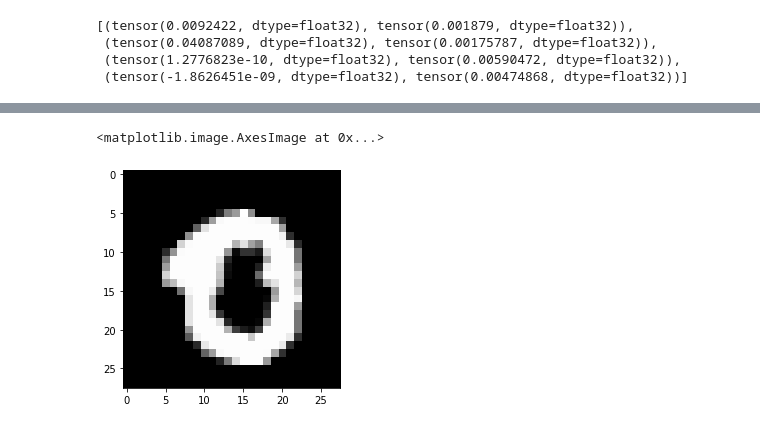
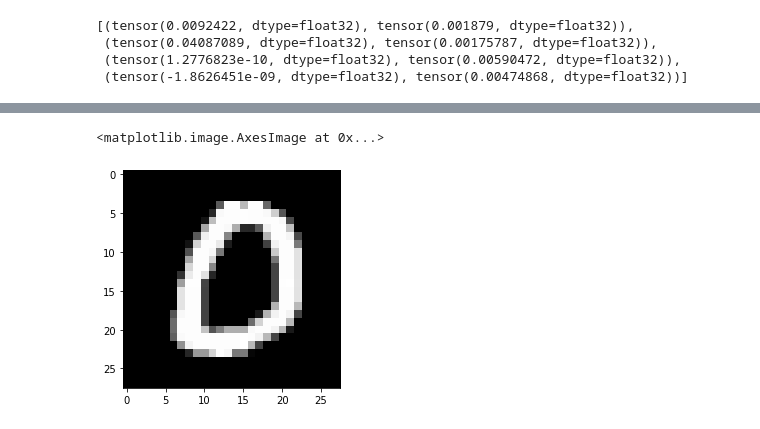
Before and after one commit to eugenefil/ml, a Jupyter notebook: mnist.ipynb, the cells around one changed output, grey strips where cells are left out. Drawn from its saved outputs; the diff is of its cells as text; code cells hidden in the pictures.

```diff
--- a/mnist.ipynb
+++ b/mnist.ipynb
@@ -569,5 +266,5 @@ tensor(16.19105, dtype=float32)
 # %%
-plt.imshow(tr[0][20681].reshape((28,28)),cmap='gray')
+plt.imshow(tr[0][30871].reshape((28,28)),cmap='gray')
 # %% [output]
 <matplotlib.image.AxesImage at 0x...>
-[figure, old version]
+[figure, new version]
```
Also changed, not shown: parts of 34 cells of this notebook.
